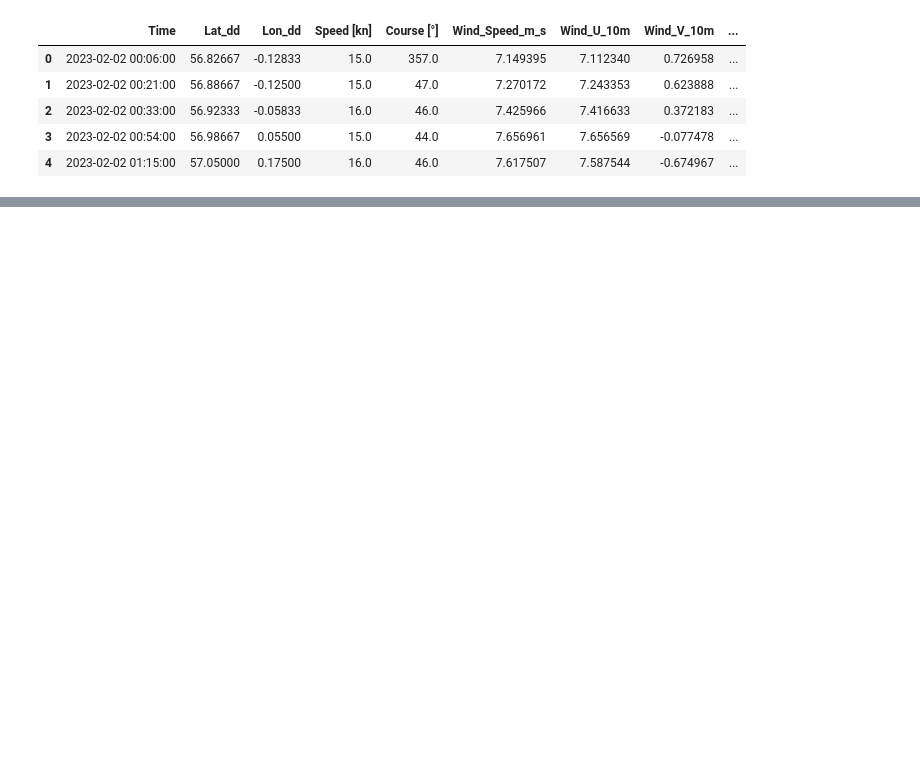
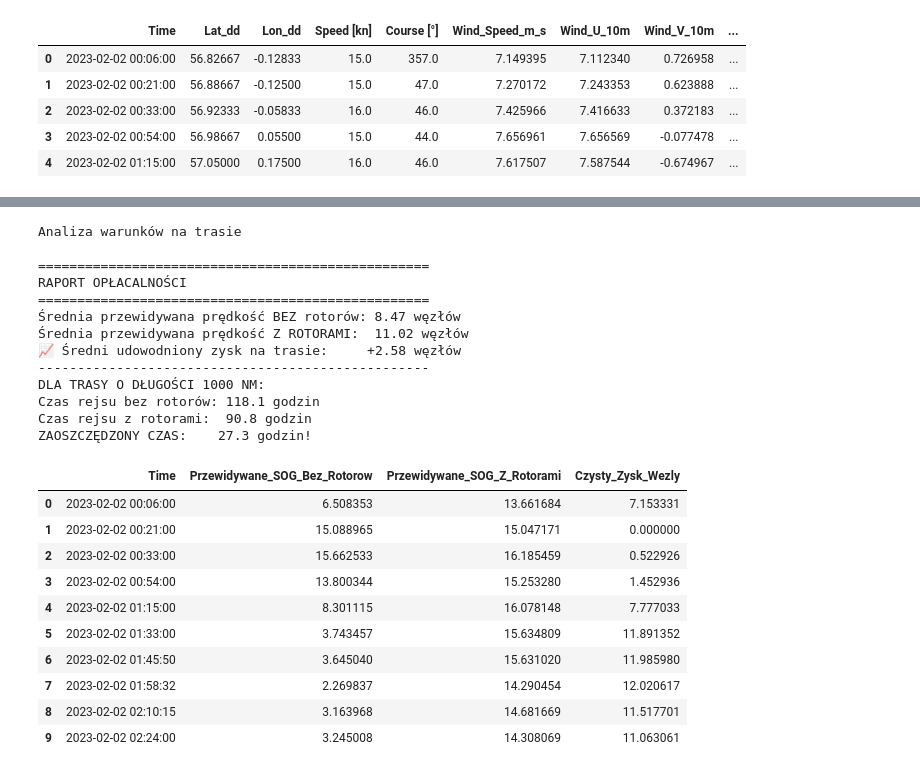
Before and after one commit to olek2852/projekt-rotory, a Jupyter notebook: 01_czyszczenie_danych-2-2.ipynb, the cells around one changed output, grey strips where cells are left out. Saved outputs shown, nothing was run; the diff lists cells and outputs as text; code cells hidden in the pictures; blank space fills up the shorter version.

```diff
--- a/01_czyszczenie_danych-2-2.ipynb
+++ b/01_czyszczenie_danych-2-2.ipynb
@@ -875,6 +900,34 @@ def ocen_oplacalnosc_rotorow(sciezka_do_nowych_danych, dystans_trasy_nm=None):
     dane['Przewidywane_SOG_Bez_Rotorow'] = predkosc_bez_rotorow
     dane['Przewidywane_SOG_Z_Rotorami'] = predkosc_z_rotorami
     dane['Czysty_Zysk_Wezly'] = zysk_wezly
-    dane.to_csv('raport_inwestorski_detale.csv', index=False)
+    dane.to_csv('raport.csv', index=False)
 
     return dane
+# %%
+raport = ocen_oplacalnosc_rotorow('dane_gotowe_rotor.csv', dystans_trasy_nm=1000)
+display(raport[['Time', 'Przewidywane_SOG_Bez_Rotorow', 'Przewidywane_SOG_Z_Rotorami', 'Czysty_Zysk_Wezly']].head(10))
+# %% [output]
+Analiza warunków na trasie
+
+==================================================
+RAPORT OPŁACALNOŚCI
+==================================================
+Średnia przewidywana prędkość BEZ rotorów: 8.47 węzłów
+Średnia przewidywana prędkość Z ROTORAMI:  11.02 węzłów
+📈 Średni udowodniony zysk na trasie:     +2.58 węzłów
+--------------------------------------------------
+DLA TRASY O DŁUGOŚCI 1000 NM:
+Czas rejsu bez rotorów: 118.1 godzin
+Czas rejsu z rotorami:  90.8 godzin
+ZAOSZCZĘDZONY CZAS:    27.3 godzin!
+|  | Time | Przewidywane_SOG_Bez_Rotorow | Przewidywane_SOG_Z_Rotorami | Czysty_Zysk_Wezly |
+| 0 | 2023-02-02 00:06:00 | 6.508353 | 13.661684 | 7.153331 |
+| 1 | 2023-02-02 00:21:00 | 15.088965 | 15.047171 | 0.000000 |
+| 2 | 2023-02-02 00:33:00 | 15.662533 | 16.185459 | 0.522926 |
+| 3 | 2023-02-02 00:54:00 | 13.800344 | 15.253280 | 1.452936 |
+| 4 | 2023-02-02 01:15:00 | 8.301115 | 16.078148 | 7.777033 |
+| 5 | 2023-02-02 01:33:00 | 3.743457 | 15.634809 | 11.891352 |
+| 6 | 2023-02-02 01:45:50 | 3.645040 | 15.631020 | 11.985980 |
+| 7 | 2023-02-02 01:58:32 | 2.269837 | 14.290454 | 12.020617 |
+| 8 | 2023-02-02 02:10:15 | 3.163968 | 14.681669 | 11.517701 |
+| 9 | 2023-02-02 02:24:00 | 3.245008 | 14.308069 | 11.063061 |
```
Also changed, not shown: parts of 14 cells of this notebook, 8 other files.
